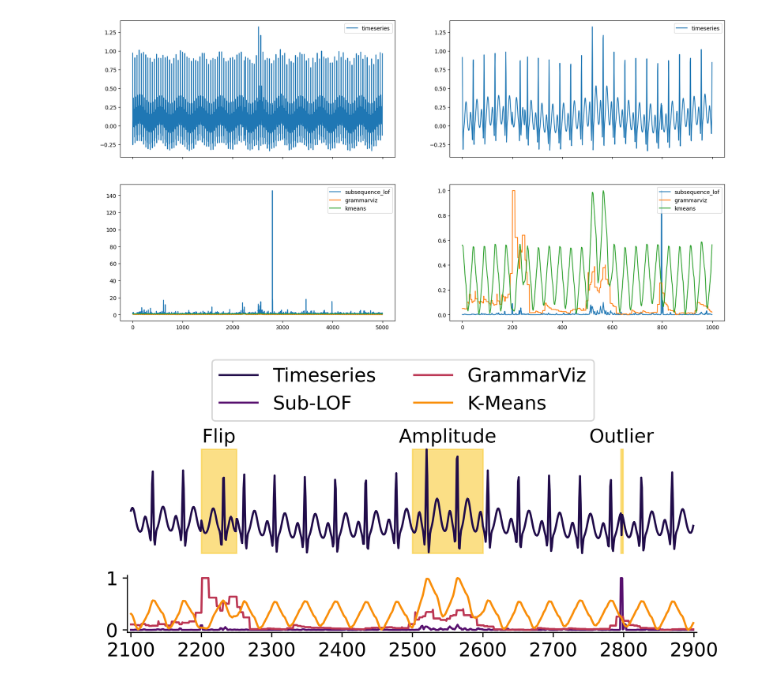
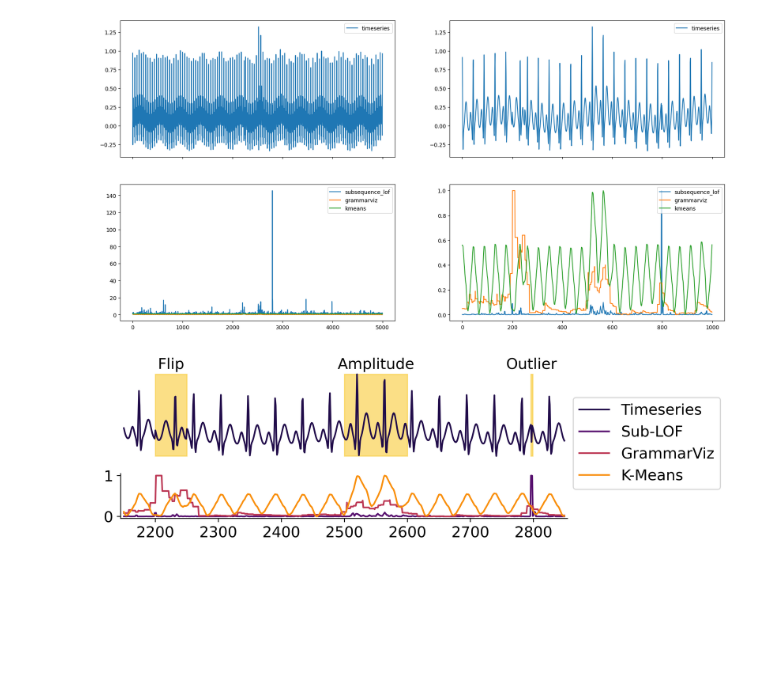
Before and after one commit to HPI-Information-Systems/AutoTSAD, a Jupyter notebook: paper-plots/example_timeseries.ipynb, the cells around one changed output. Drawn from its saved outputs; the diff is of its cells as text; code cells hidden in the pictures; blank space fills up the shorter version.

```diff
--- a/paper-plots/example_timeseries.ipynb
+++ b/paper-plots/example_timeseries.ipynb
@@ -76,8 +76,8 @@ colors = cm.colors[2:-2][::2]
 ts_color = cm.colors[1]
 anomaly_highlight_color = cm.colors[-2]
 
-start_idx = offset + 100
-end_idx = offset + 900
+start_idx = offset + 150
+end_idx = offset + 850
 
 anomalies = []
 labels = df["labels"].diff()
@@ -115,40 +115,40 @@ for algo, score, color in zip(algorithms, scores.T, colors):
 
 # custom annotations
 pos = (anomalies[0][0] + (anomalies[0][1] - anomalies[0][0])//2, y_max)
-axs[0].annotate("Flip", pos, ha="center", xytext=(0, 5), textcoords="offset points")
+an1 = axs[0].annotate("Flip", pos, ha="center", xytext=(0, 5), textcoords="offset points")
 pos = (anomalies[1][0] + (anomalies[1][1] - anomalies[1][0])//2, y_max)
-axs[0].annotate("Amplitude", pos, ha="center", xytext=(0, 5), textcoords="offset points")
+an2 = axs[0].annotate("Amplitude", pos, ha="center", xytext=(0, 5), textcoords="offset points")
 pos = (anomalies[2][0] + (anomalies[2][1] - anomalies[2][0])//2, y_max)
-axs[0].annotate("Outlier", pos, ha="center", xytext=(0, 5), textcoords="offset points")
+an3 = axs[0].annotate("Outlier", pos, ha="center", xytext=(0, 5), textcoords="offset points")
 
 # display styling
 axs[0].axis("off")
 axs[0].set_xlim(index[0] - 5, index[-1] + 5)
 
 spines = axs[1].spines
 spines["top"].set_visible(False)
 spines["right"].set_visible(False)
 if not show_xticklabels:
     axs[1].set_xticklabels([])
 # axs[1].set_facecolor("white")
 
 # create legend
 lines, labels = axs[0].get_legend_handles_labels()
 # lines.append(Rectangle((0,0), 1, 1, color=anomaly_highlight_color, alpha=anomaly_highlight_color_alpha))
 # labels.append("Anomalies")
 li2, la2 = axs[1].get_legend_handles_labels()
 lines.extend(li2)
 labels.extend(la2)
 legend = fig.legend(
     lines, labels,
-    loc="center",
-    ncol=2,
-    bbox_to_anchor=(0.5, 1.1),
+    loc="center left",
+    ncol=1,
+    bbox_to_anchor=(0.91, 0.5),
     borderaxespad=0.,
 )
 
-fig.savefig("example_timeseries.pdf", bbox_extra_artists=[legend], bbox_inches="tight")
-fig.savefig("example_timeseries.png", bbox_extra_artists=[legend], bbox_inches="tight")
+fig.savefig("example_timeseries.pdf", bbox_extra_artists=[legend, an1, an2, an3], bbox_inches="tight")
+fig.savefig("example_timeseries.png", bbox_extra_artists=[legend, an1, an2, an3], bbox_inches="tight")
 plt.show()
 # %% [output]
-[figure, old version]
+[figure, new version]
```
Also changed, not shown: 21 other files.
